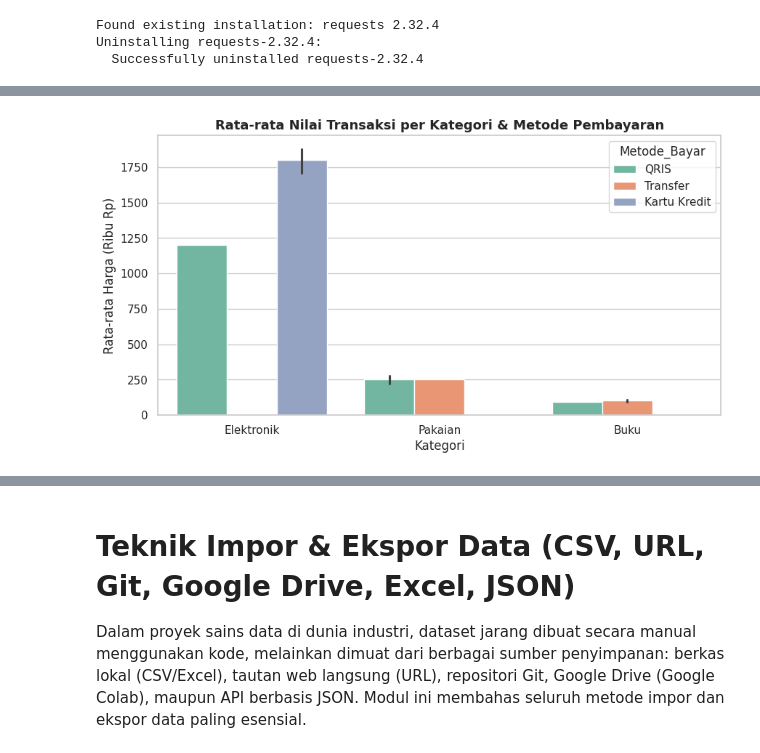
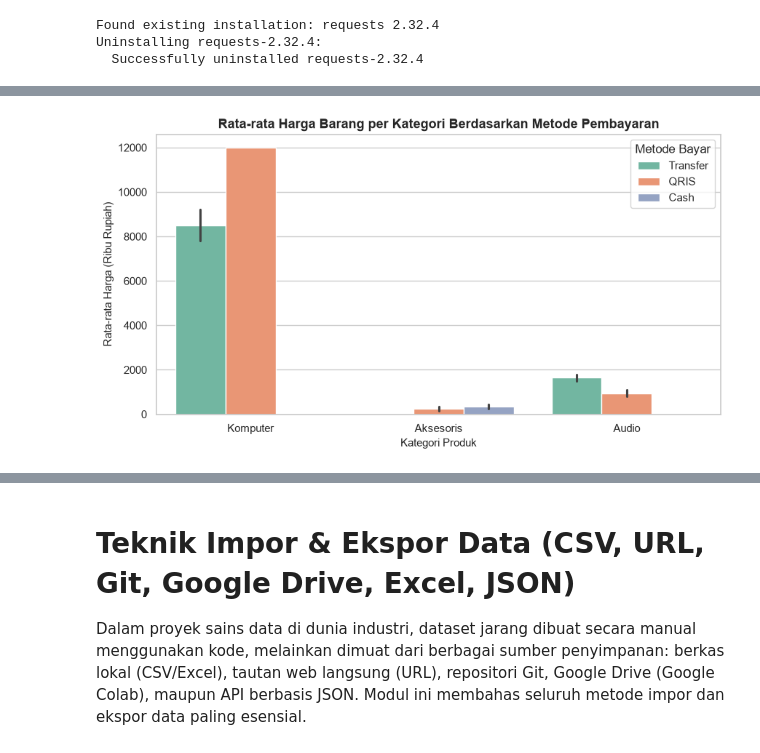
Before and after one commit to putuwahyu29/awd-course, a Jupyter notebook: public/notebooks/python-data-science/bab-2-package-data-science-lengkap.ipynb, the cells around one changed output, grey strips where cells are left out. Cells and saved outputs as stored; diff of their text form; code cells hidden in the pictures.

```diff
--- a/public/notebooks/python-data-science/bab-2-package-data-science-lengkap.ipynb
+++ b/public/notebooks/python-data-science/bab-2-package-data-science-lengkap.ipynb
@@ -481,0 +1151,19 @@ data_transaksi.head()
+# %%
+import seaborn as sns
+import matplotlib.pyplot as plt
+import pandas as pd
+
+# Mengatur tema visual bersih bawaan Seaborn
+sns.set_theme(style="whitegrid")
+
+# Membuat dataset transaksi e-commerce
+data_transaksi = pd.DataFrame({
+    'Kategori': ['Komputer', 'Komputer', 'Aksesoris', 'Aksesoris', 'Audio', 'Audio', 'Komputer', 'Aksesoris', 'Audio', 'Komputer', 'Aksesoris', 'Audio'],
+    'Harga_Ribu': [8500, 12000, 150, 450, 800, 1500, 9200, 250, 1100, 7800, 350, 1800],
+    'Terjual': [15, 8, 85, 40, 30, 22, 12, 60, 25, 18, 50, 19],
+    'Metode_Bayar': ['Transfer', 'QRIS', 'QRIS', 'Cash', 'QRIS', 'Transfer', 'Transfer', 'Cash', 'QRIS', 'Transfer', 'QRIS', 'Transfer'],
+    'Rating': [4.8, 4.9, 4.5, 4.7, 4.3, 4.6, 4.7, 4.4, 4.5, 4.6, 4.8, 4.7]
+})
+
+print("Tabel Transaksi (5 Baris Pertama):")
+print(data_transaksi.head())
@@ -482,8 +1184,19 @@ data_transaksi.head()
 # %%
 plt.figure(figsize=(10, 5))
-sns.barplot(data=data_transaksi, x='Kategori', y='Harga_Ribu', hue='Metode_Bayar', palette='Set2')
-plt.title('Rata-rata Nilai Transaksi per Kategori & Metode Pembayaran', fontsize=13, fontweight='bold')
-plt.ylabel('Rata-rata Harga (Ribu Rp)')
+
+# Barplot dengan pengelompokan warna berdasarkan Metode Pembayaran
+sns.barplot(
+    data=data_transaksi,
+    x='Kategori',
+    y='Harga_Ribu',
+    hue='Metode_Bayar',
+    palette='Set2'
+)
+
+plt.title('Rata-rata Harga Barang per Kategori Berdasarkan Metode Pembayaran', fontsize=13, fontweight='bold')
+plt.xlabel('Kategori Produk', fontsize=11)
+plt.ylabel('Rata-rata Harga (Ribu Rupiah)', fontsize=11)
+plt.legend(title='Metode Bayar')
 plt.show()
 # %% [output]
-[figure, old version]
+[figure, new version]
```
Also changed, not shown: parts of 129 cells of this notebook, 28 other files.
